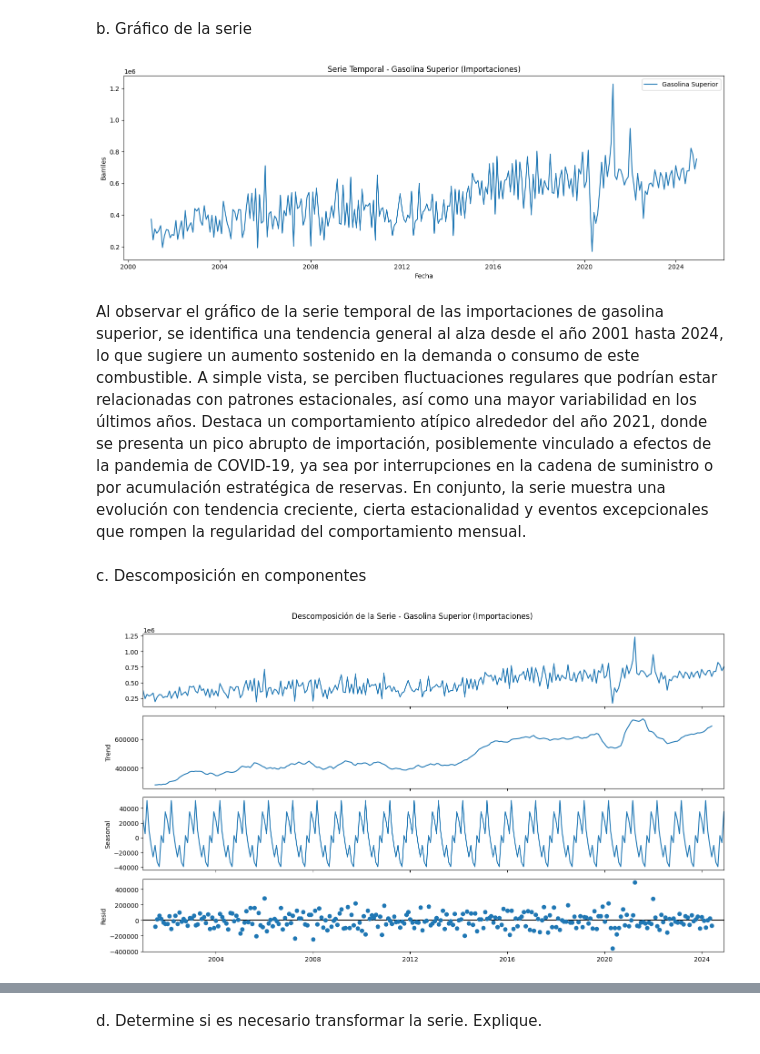
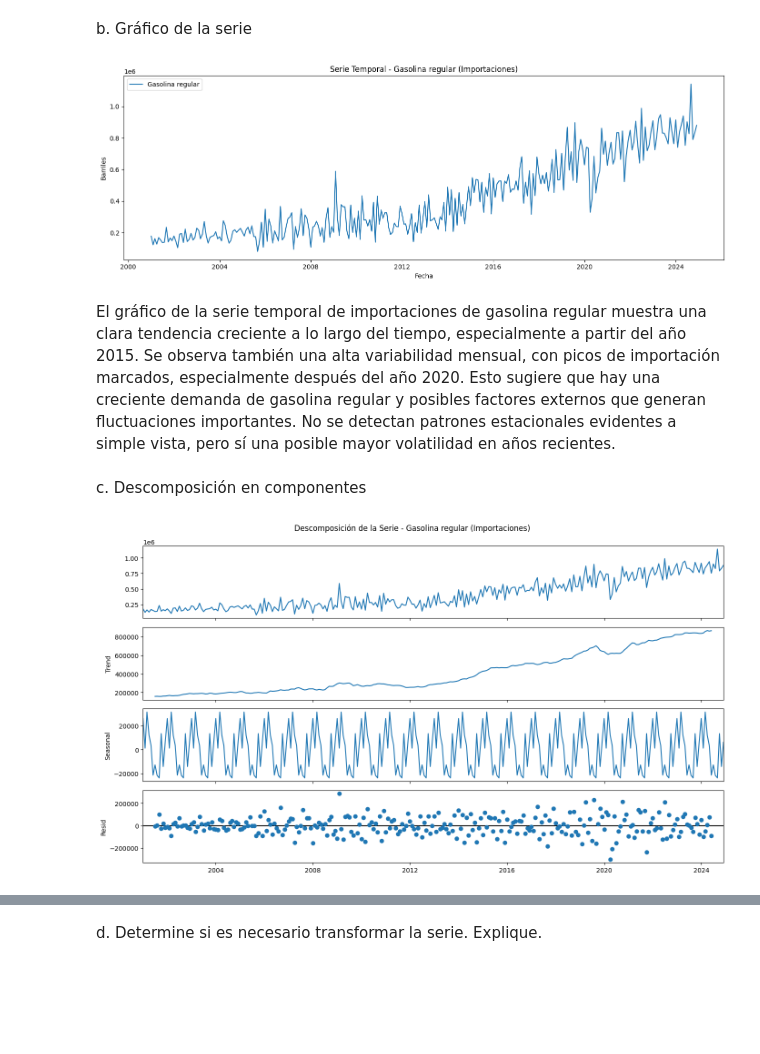
Before and after one commit to michellemej22596/Laboratorio-01-Series-de-Tiempo, a Jupyter notebook: RegularImportacion.ipynb, the cells around one changed output, grey strips where cells are left out. Cells and saved outputs as stored; diff of their text form; code cells hidden in the pictures; blank space fills up the shorter version.

```diff
--- a/RegularImportacion.ipynb
+++ b/RegularImportacion.ipynb
@@ -6,7 +6,7 @@ df_import = pd.read_excel("Importacion.xlsx")
 df_import["Fecha"] = pd.to_datetime(df_import["Fecha"])
 
 
-serie_super = df_import[["Fecha", "Gasolina superior"]].dropna()
+serie_super = df_import[["Fecha", "Gasolina regular"]].dropna()
 serie_super.set_index("Fecha", inplace=True)
 
 
@@ -23,20 +23,20 @@ b. Gráfico de la serie
 # %%
 import pandas as pd
 import matplotlib.pyplot as plt
 import seaborn as sns
 
 plt.figure(figsize=(14, 5))
-plt.plot(serie_super, label="Gasolina Superior")
-plt.title("Serie Temporal - Gasolina Superior (Importaciones)")
+plt.plot(serie_super, label="Gasolina regular")
+plt.title("Serie Temporal - Gasolina regular (Importaciones)")
 plt.ylabel("Barriles")
 plt.xlabel("Fecha")
 plt.legend()
 plt.tight_layout()
 plt.show()
 # %% [output]
-[figure, old version]
+[figure, new version]
 # %% [markdown]
-Al observar el gráfico de la serie temporal de las importaciones de gasolina superior, se identifica una tendencia general al alza desde el año 2001 hasta 2024, lo que sugiere un aumento sostenido en la demanda o consumo de este combustible. A simple vista, se perciben fluctuaciones regulares que podrían estar relacionadas con patrones estacionales, así como una mayor variabilidad en los últimos años. Destaca un comportamiento atípico alrededor del año 2021, donde se presenta un pico abrupto de importación, posiblemente vinculado a efectos de la pandemia de COVID-19, ya sea por interrupciones en la cadena de suministro o por acumulación estratégica de reservas. En conjunto, la serie muestra una evolución con tendencia creciente, cierta estacionalidad y eventos excepcionales que rompen la regularidad del comportamiento mensual.
+El gráfico de la serie temporal de importaciones de gasolina regular muestra una clara tendencia creciente a lo largo del tiempo, especialmente a partir del año 2015. Se observa también una alta variabilidad mensual, con picos de importación marcados, especialmente después del año 2020. Esto sugiere que hay una creciente demanda de gasolina regular y posibles factores externos que generan fluctuaciones importantes. No se detectan patrones estacionales evidentes a simple vista, pero sí una posible mayor volatilidad en años recientes.
 # %% [markdown]
 c. Descomposición en componentes
 # %%
@@ -46,9 +46,9 @@ descomposicion = seasonal_decompose(serie_super, model='additive', period=12)
 
 fig = descomposicion.plot()
 fig.set_size_inches(14, 8)
-plt.suptitle("Descomposición de la Serie - Gasolina Superior (Importaciones)")
+plt.suptitle("Descomposición de la Serie - Gasolina regular (Importaciones)")
 plt.tight_layout()
 plt.show()
 # %% [output]
-[figure, old version]
+[figure, new version]
 # %% [markdown]
```
Also changed, not shown: parts of 25 cells of this notebook.
